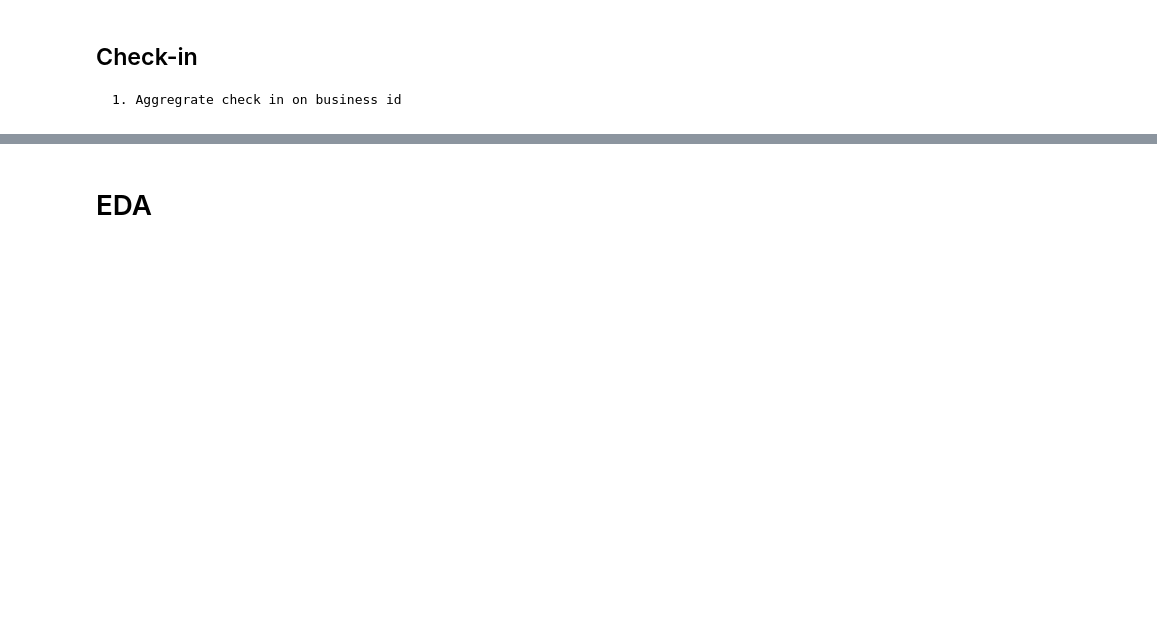
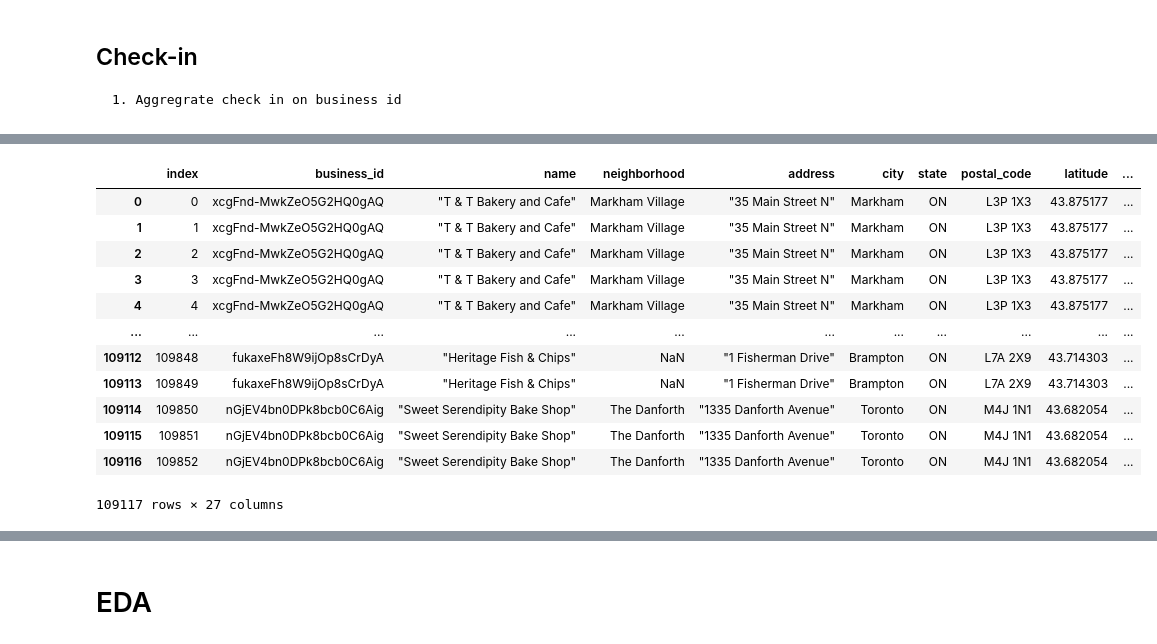
Before and after one commit to NishantSulay/Yelp-SentimentAnalysis, a Jupyter notebook: Yelp-Sentiment.ipynb, the cells around one changed output, grey strips where cells are left out. Saved outputs shown, nothing was run; the diff lists cells and outputs as text; code cells hidden in the pictures; blank space fills up the shorter version.

```diff
--- a/Yelp-Sentiment.ipynb
+++ b/Yelp-Sentiment.ipynb
@@ -266,3 +339,19 @@ master_df.isnull().sum
 master_df = master_df.dropna(subset=['Fri','Sat' ,'Sun','Thu','Mon','Tue','Wed'])
 # %%
 master_df.isnull().sum()
+master_df = master_df.reset_index()
+master_df
+# %% [output]
+|  | index | business_id | name | neighborhood | address | city | state | postal_code | latitude | ... |
+| 0 | 0 | xcgFnd-MwkZeO5G2HQ0gAQ | "T & T Bakery and Cafe" | Markham Village | "35 Main Street N" | Markham | ON | L3P 1X3 | 43.875177 | ... |
+| 1 | 1 | xcgFnd-MwkZeO5G2HQ0gAQ | "T & T Bakery and Cafe" | Markham Village | "35 Main Street N" | Markham | ON | L3P 1X3 | 43.875177 | ... |
+| 2 | 2 | xcgFnd-MwkZeO5G2HQ0gAQ | "T & T Bakery and Cafe" | Markham Village | "35 Main Street N" | Markham | ON | L3P 1X3 | 43.875177 | ... |
+| 3 | 3 | xcgFnd-MwkZeO5G2HQ0gAQ | "T & T Bakery and Cafe" | Markham Village | "35 Main Street N" | Markham | ON | L3P 1X3 | 43.875177 | ... |
+| 4 | 4 | xcgFnd-MwkZeO5G2HQ0gAQ | "T & T Bakery and Cafe" | Markham Village | "35 Main Street N" | Markham | ON | L3P 1X3 | 43.875177 | ... |
+| ... | ... | ... | ... | ... | ... | ... | ... | ... | ... | ... |
+| 109112 | 109848 | fukaxeFh8W9ijOp8sCrDyA | "Heritage Fish & Chips" | NaN | "1 Fisherman Drive" | Brampton | ON | L7A 2X9 | 43.714303 | ... |
+| 109113 | 109849 | fukaxeFh8W9ijOp8sCrDyA | "Heritage Fish & Chips" | NaN | "1 Fisherman Drive" | Brampton | ON | L7A 2X9 | 43.714303 | ... |
+| 109114 | 109850 | nGjEV4bn0DPk8bcb0C6Aig | "Sweet Serendipity Bake Shop" | The Danforth | "1335 Danforth Avenue" | Toronto | ON | M4J 1N1 | 43.682054 | ... |
+| 109115 | 109851 | nGjEV4bn0DPk8bcb0C6Aig | "Sweet Serendipity Bake Shop" | The Danforth | "1335 Danforth Avenue" | Toronto | ON | M4J 1N1 | 43.682054 | ... |
+| 109116 | 109852 | nGjEV4bn0DPk8bcb0C6Aig | "Sweet Serendipity Bake Shop" | The Danforth | "1335 Danforth Avenue" | Toronto | ON | M4J 1N1 | 43.682054 | ... |
+109117 rows × 27 columns
```
Also changed, not shown: parts of 23 cells of this notebook, 1 other file.
